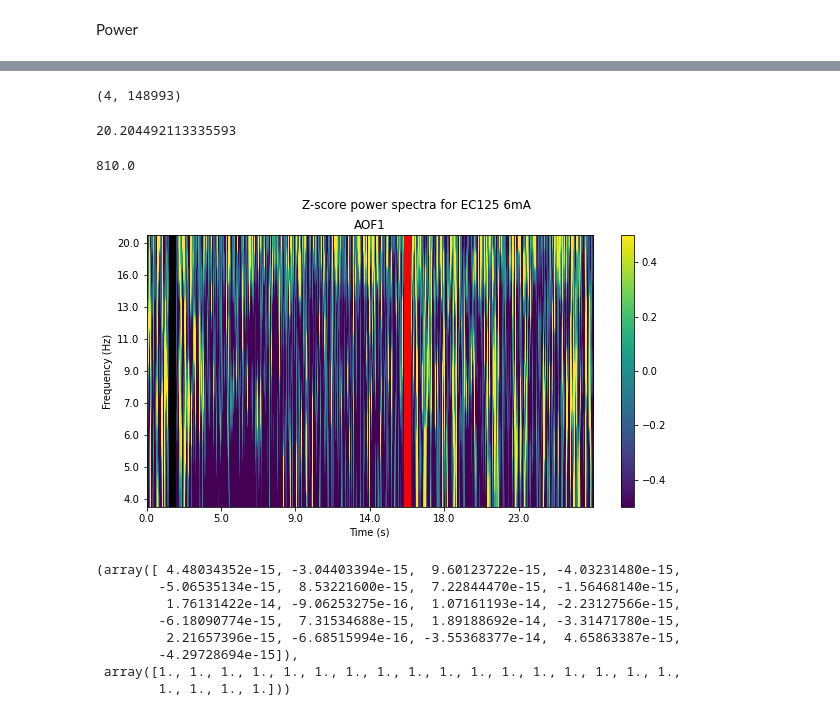
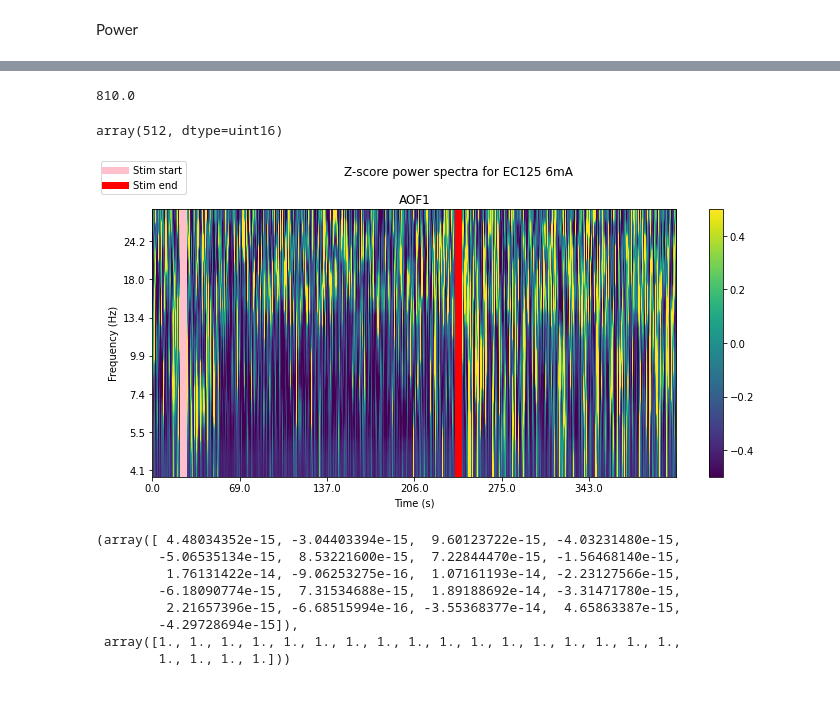
Before and after one commit to jacobyeung/mood_stimulation, a Jupyter notebook: notebooks/explore_EC_125_6mA_spectra.ipynb, the cells around one changed output, grey strips where cells are left out. Saved outputs shown, nothing was run; the diff lists cells and outputs as text; code cells hidden in the pictures.

Commit message:
made plot nicer

```diff
--- a/notebooks/explore_EC_125_6mA_spectra.ipynb
+++ b/notebooks/explore_EC_125_6mA_spectra.ipynb
@@ -39,9 +43,11 @@ power = data_dict["power_stim"]
 freqs = data_dict["freqs"]
 
 print(power.shape)
-cutoff_idx = np.where(freqs > 20)[0][0]
+cutoff_freq = 32
+cutoff_idx = np.where(freqs > cutoff_freq)[0][0]
 power = power[:, :cutoff_idx]
 print(cutoff_idx)
 freqs = freqs[:cutoff_idx]
+print(power.shape)
 # %% [output]
 (17, 31, 224964)
@@ -149,53 +131,50 @@ difference between mean before stimulation and mean of entire time series:  [[ 0
-# %%
-np.unravel_index(np.argmax(np.abs(plt_data)), plt_data.shape)
-# %% [output]
-(4, 148993)
-# %%
-row = power[0][2]
-row = (row - np.mean(row[:stim_start], keepdims=True)) / np.std(
-    row[:stim_start], keepdims=True
-)
-np.max(row)
-# %% [output]
-20.204492113335593
 # %%
 np.floor((stim_start / Fs) * dsFs)
 # %% [output]
 810.0
+# %%
+dsFs
+# %% [output]
+array(512, dtype=uint16)
 # %%
 fig, ax = plt.subplots(figsize=(10, 5))
 # this is spectrogram of one electrode (or averaged), dimensions (freq, time)
-plt_data = np.mean(power[0:5], axis=0) # average over electrodes in OFC
-# plt_data = power[2] # one electrode in OFC
+# plt_data = np.mean(power[0:5], axis=0) # average over electrodes in OFC
+plt_data = power[1]  # one electrode in OFC
 
 # take z-score of power spectra before stim
 plt_data = (
     plt_data - np.mean(plt_data[:, :stim_start], axis=1, keepdims=True)
 ) / np.std(plt_data[:, :stim_start], axis=1, keepdims=True)
 
 im = ax.imshow(
-    plt_data, aspect="auto", cmap="viridis", vmin = -0.5, vmax=0.5
+    plt_data, aspect="auto", cmap="viridis", vmin=-0.5, vmax=0.5
 )  # plot lower frequency at bottom
-ax.axvline(stim_start, color="black", lw=7)
-ax.axvline(stim_end, color="red", lw=7)
+ax.axvline(stim_start, color="pink", lw=7, label="Stim start")
+ax.axvline(stim_end, color="red", lw=7, label="Stim end")
 fig.colorbar(im, ax=ax)
 ax.invert_yaxis()
-steps = 6
-chosen_indices = np.arange(0, len(power[0]))[:: len(power[0]) // (steps)]
+y_steps = 6
+chosen_indices = np.arange(0, len(power[0]))[:: len(power[0]) // (y_steps)]
 ax.set_yticks(chosen_indices)
-ax.set_yticklabels(np.round([freqs[i] for i in chosen_indices]))
+ax.set_yticklabels(np.round([freqs[i] for i in chosen_indices], 1))
 time_steps = 6
 time_indices = np.arange(0, len(plt_data[0]))[:: len(plt_data[0]) // (time_steps)]
 ax.set_xticks(time_indices)
-ax.set_xticklabels(np.round([i / Fs for i in time_indices]))
+ax.set_xticklabels(np.round([i / Fs * 15 for i in time_indices]))
 ax.set_xlabel("Time (s)")
 ax.set_ylabel("Frequency (Hz)")
 ax.set_title(f"{finalVerifiedChanNames[0]}")
-title = "Z-score power spectra for EC125 6mA"
+
+title = f"Z-score power spectra for {patient} {current}"
 fig.suptitle(f"{title}")
-fig.savefig(f"{IMG_DIR}/{title}.png", facecolor="white", transparent=False)
+fig.legend(loc="upper left")
+fig.tight_layout()
+savefig = True
+if savefig:
+    fig.savefig(f"{IMG_DIR}/{title}.png", facecolor="white", transparent=False, dpi=300)
 # %% [output]
-[figure, old version]
+[figure, new version]
 # %%
 np.mean(plt_data, axis=1), np.std(plt_data, axis=1)
 # %% [output]
```
Also changed, not shown: parts of 8 cells of this notebook.
